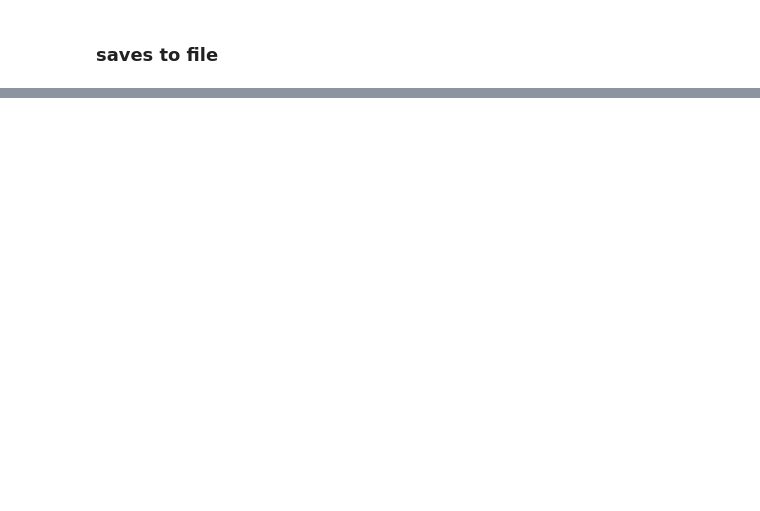
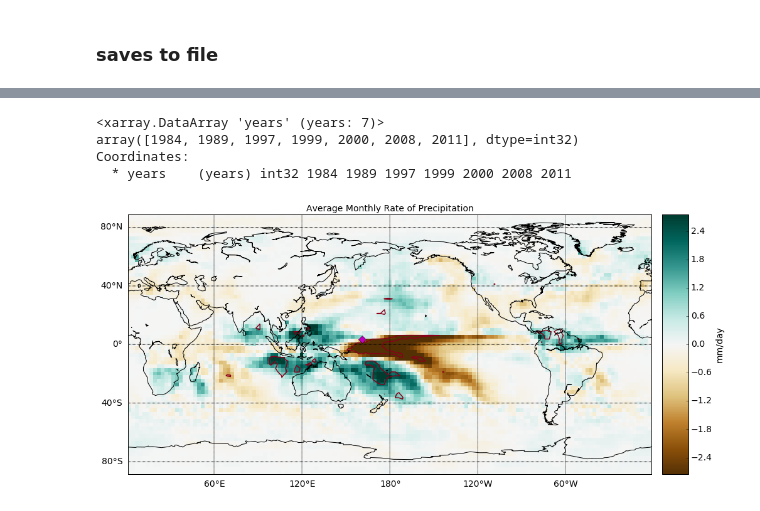
Before and after one commit to nicolasfauchereau/paleopy, a Jupyter notebook: notebooks/proxy.ipynb, the cells around one changed output, grey strips where cells are left out. Saved outputs shown, nothing was run; the diff lists cells and outputs as text; code cells hidden in the pictures; blank space fills up the shorter version.

```diff
--- a/notebooks/proxy.ipynb
+++ b/notebooks/proxy.ipynb
@@ -214,4 +328,13 @@ sst.close()
+# %%
+dset['years']
+# %% [output]
+<xarray.DataArray 'years' (years: 7)>
+array([1984, 1989, 1997, 1999, 2000, 2008, 2011], dtype=int32)
+Coordinates:
+  * years    (years) int32 1984 1989 1997 1999 2000 2008 2011
 # %%
 rain = analogs(p, 'gpcp', 'Rain').composite()
 # %%
-f = scalar_plot(rain, test=0.01, proj='cyl').plot()
+f = scalar_plot(rain, test=0.01, proj='cyl', proxies_loc=True).plot()
+# %% [output]
+[figure, added]
```
Also changed, not shown: parts of 25 cells of this notebook, 3 other files.
